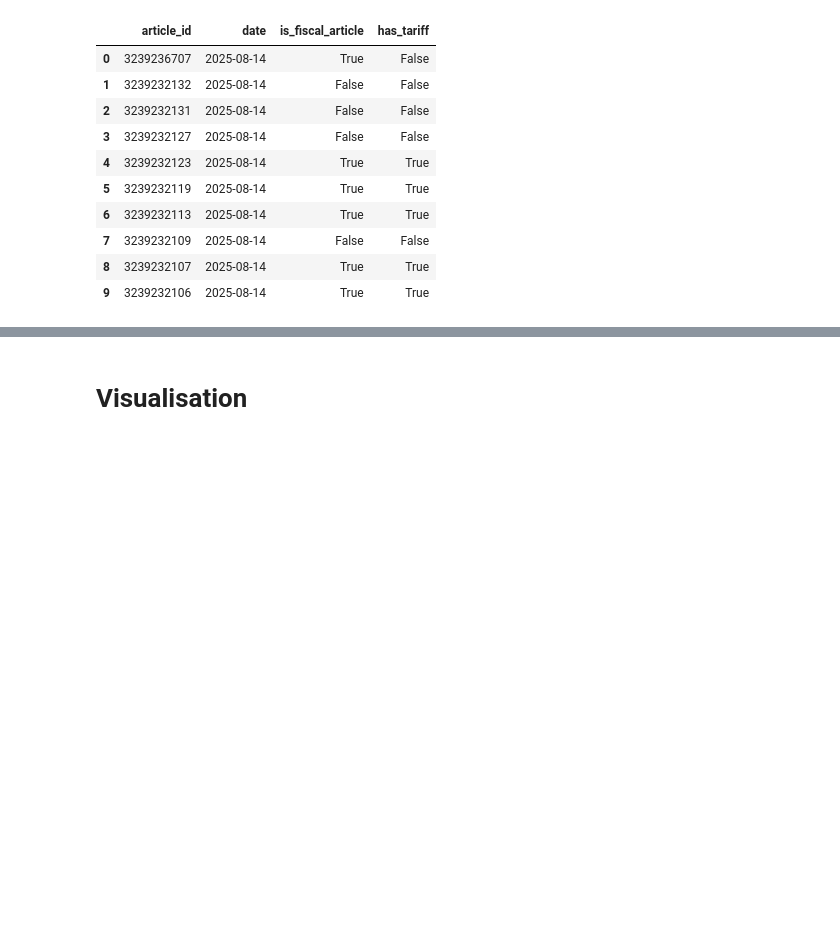
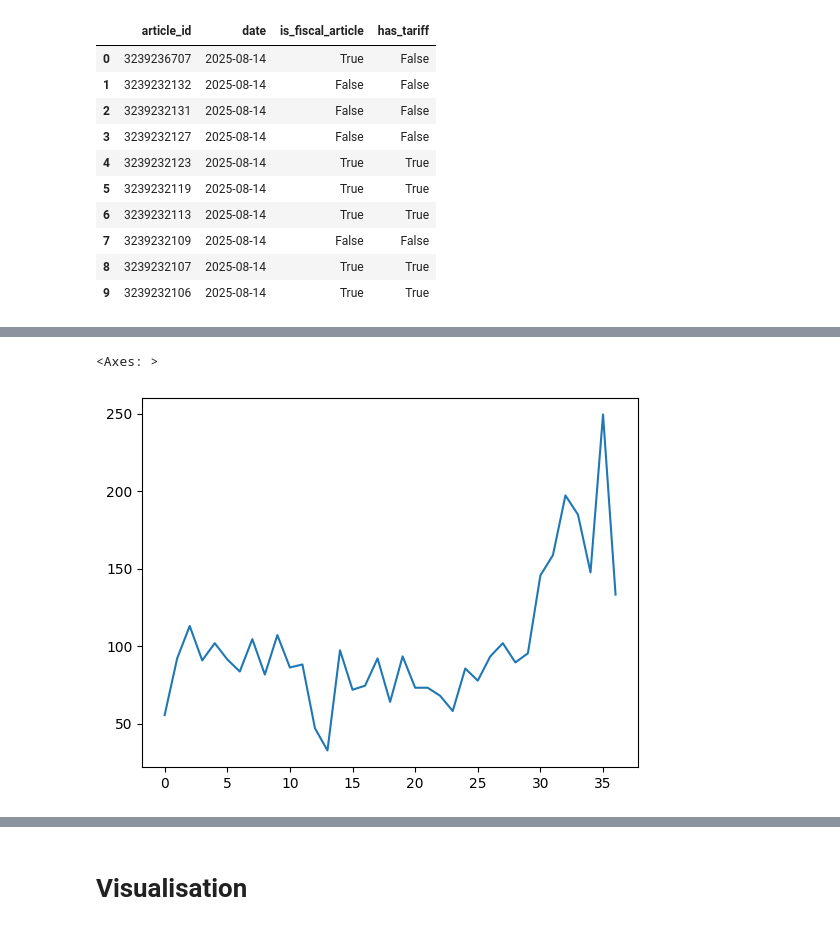
Before and after one commit to nguyenhaitran/Fiscal-Trade-Policy-Intelligence, a Jupyter notebook: fiscal_policy_index/pdf_extraction.ipynb, the cells around one changed output, grey strips where cells are left out. Cells and saved outputs as stored; diff of their text form; code cells hidden in the pictures; blank space fills up the shorter version.

Commit message:
new fiscal index formula, simple visualisation made

```diff
--- a/fiscal_policy_index/pdf_extraction.ipynb
+++ b/fiscal_policy_index/pdf_extraction.ipynb
@@ -384,3 +366,8 @@ wsj_df.head(10)
 | 7 | 3239232109 | 2025-08-14 | False | False |
 | 8 | 3239232107 | 2025-08-14 | True | True |
 | 9 | 3239232106 | 2025-08-14 | True | True |
+# %%
+# Total number of articles per month
+monthly_counts = wsj_df.groupby(wsj_df['date'].dt.to_period('M')).size()
+monthly_counts.head()
+#pd.DataFrame(monthly_counts).reset_index()
@@ -386,0 +382,4 @@ wsj_df.head(10)
+# %%
+# Number of fiscal and tariff articles by the end of each months
+fiscal_tariff_counts=wsj_df.groupby(pd.Grouper(key='date', axis=0, freq='ME')).sum().reset_index()[['date', 'is_fiscal_article', 'has_tariff']]
+fiscal_tariff_counts.head()
@@ -386,0 +393,20 @@ wsj_df.head(10)
+# %%
+# FULL CALCULATION
+## Step 1: Raw count
+raw_count = fiscal_tariff_counts['is_fiscal_article'] / monthly_counts.iloc[0] # rate of fiscal news
+
+## Step 2: Calculate Volatility - Standard deviation values of all articles for the whole period in the dataframe
+sigma = np.std(raw_count)
+sigma # standard deviation of all time
+
+## Step 3: Standardising the values - Volatility rate
+monthly_voltality = raw_count / sigma
+monthly_voltality # fiscal news rate monthly/ standard deviation of all time
+
+## Step 4: Mean Scaling
+mean_scaling = np.mean(monthly_voltality)
+mean_scaling # average rate of difference
+
+## Step 5: Normalise to scale 100
+fiscal_index = monthly_voltality * (100/mean_scaling)
+fiscal_index # normalised to scale 100
@@ -387 +431,7 @@ wsj_df.head(10)
+# %%
+# quick visualisation
+fiscal_index.plot() # need to make this visual better
+# %% [output]
+<Axes: >
+[figure, added]
 # %%
```
Also changed, not shown: parts of 20 cells of this notebook.
